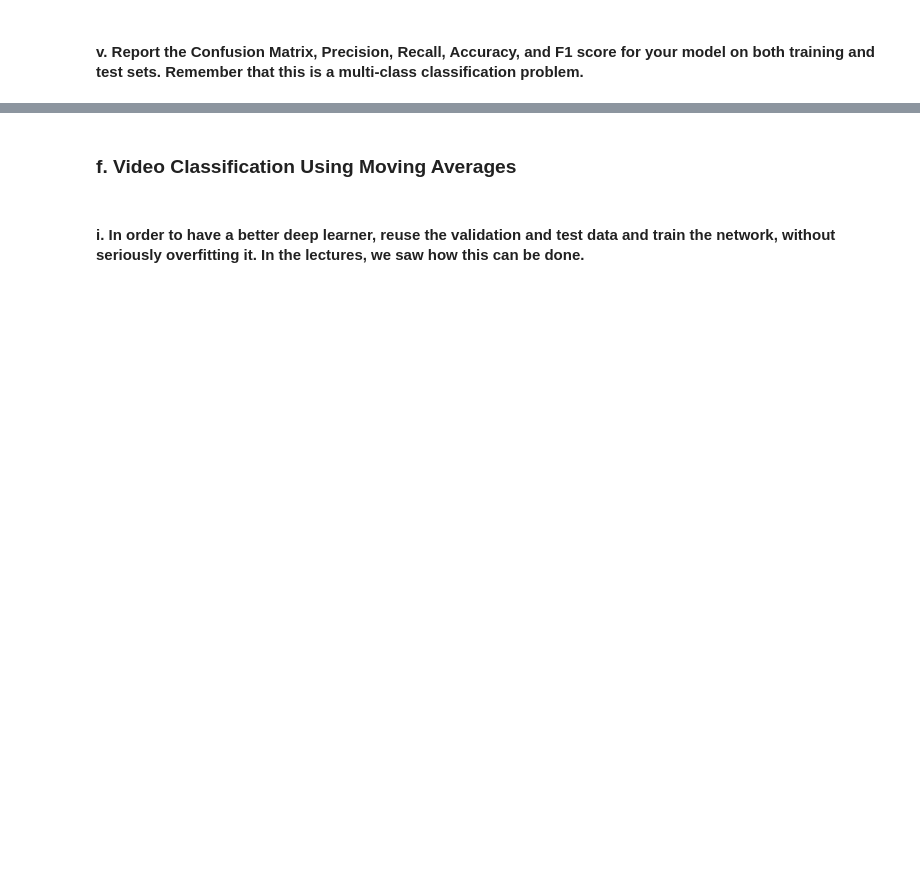
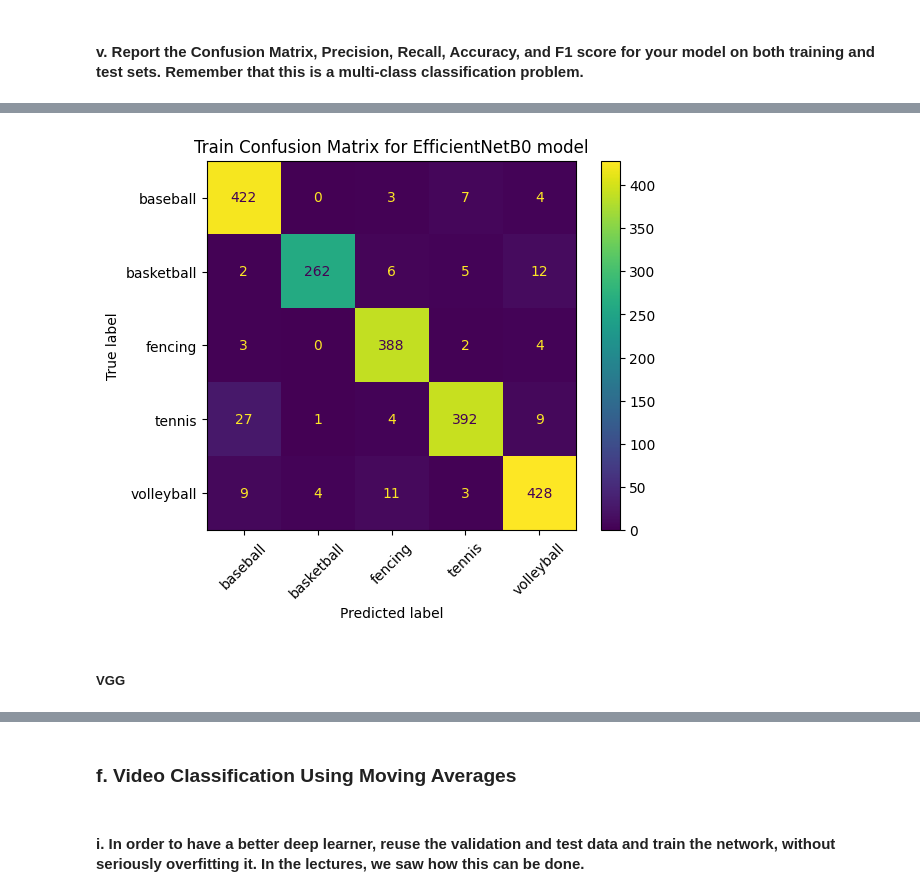
Before and after one commit to sp2316/AJAX_mars_rover_api-fetch, a Jupyter notebook: PALIVELA_SAIPRASAD_FINAL_PROJECT.ipynb, the cells around one changed output, grey strips where cells are left out. Saved outputs shown, nothing was run; the diff lists cells and outputs as text; code cells hidden in the pictures; blank space fills up the shorter version.

```diff
--- a/PALIVELA_SAIPRASAD_FINAL_PROJECT.ipynb
+++ b/PALIVELA_SAIPRASAD_FINAL_PROJECT.ipynb
@@ -741,3 +760,20 @@ table.append(values)
+# %%
+from sklearn.metrics import confusion_matrix, ConfusionMatrixDisplay
+import matplotlib.pyplot as plt
+
+cm = confusion_matrix(classes_train, train)
+cm_display = ConfusionMatrixDisplay(cm)
+cm_display.plot()
+plt.title('Train Confusion Matrix for EfficientNetB0 model')
+tick_marks = np.arange(len(classes))
+plt.xticks(tick_marks, classes, rotation=45)
+plt.yticks(tick_marks, classes)
+
+plt.show()
+# %% [output]
+[figure, added]
+# %% [markdown]
+##### **VGG**
 # %%
 #Test and Train predictions on VGG16 model
 test_predictions = model_vgg.predict(test_X)
```
Also changed, not shown: parts of 35 cells of this notebook.
